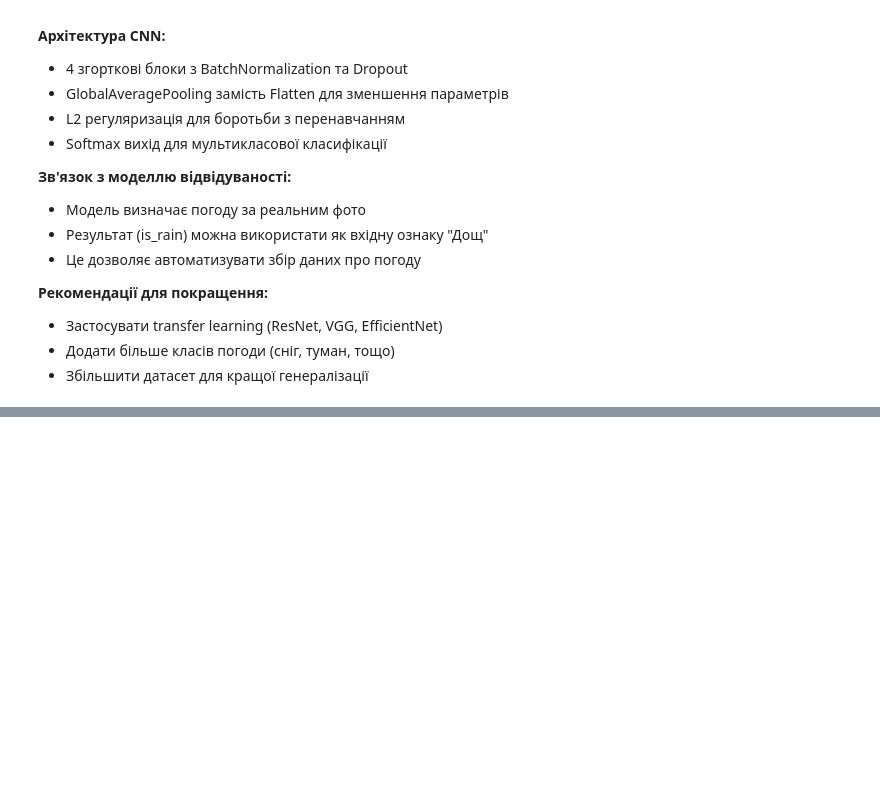
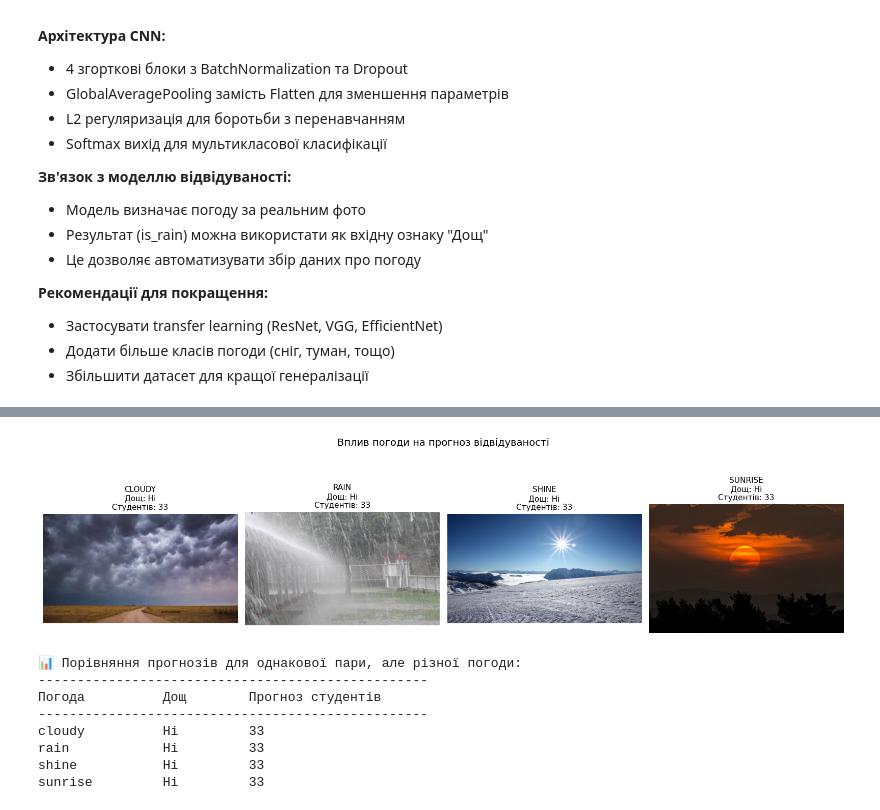
Before and after one commit to litvix-whale/llm, a Jupyter notebook: weather_classification_cnn.ipynb, the cells around one changed output, grey strips where cells are left out. Cells and saved outputs as stored; diff of their text form; code cells hidden in the pictures; blank space fills up the shorter version.

```diff
--- a/weather_classification_cnn.ipynb
+++ b/weather_classification_cnn.ipynb
@@ -616,0 +824,63 @@ print("Класи збережено у файл 'weather_classes.json'")
+# %%
+# Візуалізація: порівняння прогнозів для різної погоди
+if attendance_model is not None:
+
+    fig, axes = plt.subplots(1, len(weather_classes), figsize=(4*len(weather_classes), 5))
+
+    predictions_by_weather = []
+
+    for i, weather_class in enumerate(weather_classes):
+        test_dir = f"{dataset_path}/test/{weather_class}"
+        if not os.path.exists(test_dir) or len(os.listdir(test_dir)) == 0:
+            continue
+
+        test_image = os.path.join(test_dir, os.listdir(test_dir)[0])
+
+        result = predict_attendance_with_weather_image(
+            test_image,
+            example_class_data,
+            weather_model,
+            attendance_model,
+            preprocessor,
+            weather_classes
+        )
+
+        predictions_by_weather.append({
+            'weather': weather_class,
+            'is_rain': result['weather']['is_rain'],
+            'students': result['attendance']['predicted_students']
+        })
+
+        # Показуємо зображення
+        img = plt.imread(test_image)
+        axes[i].imshow(img)
+        axes[i].set_title(
+            f"{weather_class.upper()}\n"
+            f"Дощ: {'Так' if result['weather']['is_rain'] else 'Ні'}\n"
+            f"Студентів: {result['attendance']['predicted_students']}",
+            fontsize=11
+        )
+        axes[i].axis('off')
+
+    plt.suptitle('Вплив погоди на прогноз відвідуваності', fontsize=14)
+    plt.tight_layout()
+    plt.show()
+
+    # Порівняльна таблиця
+    print("\n📊 Порівняння прогнозів для однакової пари, але різної погоди:")
+    print("-" * 50)
+    print(f"{'Погода':<15} {'Дощ':<10} {'Прогноз студентів':<20}")
+    print("-" * 50)
+    for p in predictions_by_weather:
+        rain_str = "Так" if p['is_rain'] else "Ні"
+        print(f"{p['weather']:<15} {rain_str:<10} {p['students']:<20}")
+# %% [output]
+[figure, added]
+📊 Порівняння прогнозів для однакової пари, але різної погоди:
+--------------------------------------------------
+Погода          Дощ        Прогноз студентів
+--------------------------------------------------
+cloudy          Ні         33
+rain            Ні         33
+shine           Ні         33
+sunrise         Ні         33
```
Also changed, not shown: parts of 5 cells of this notebook.
